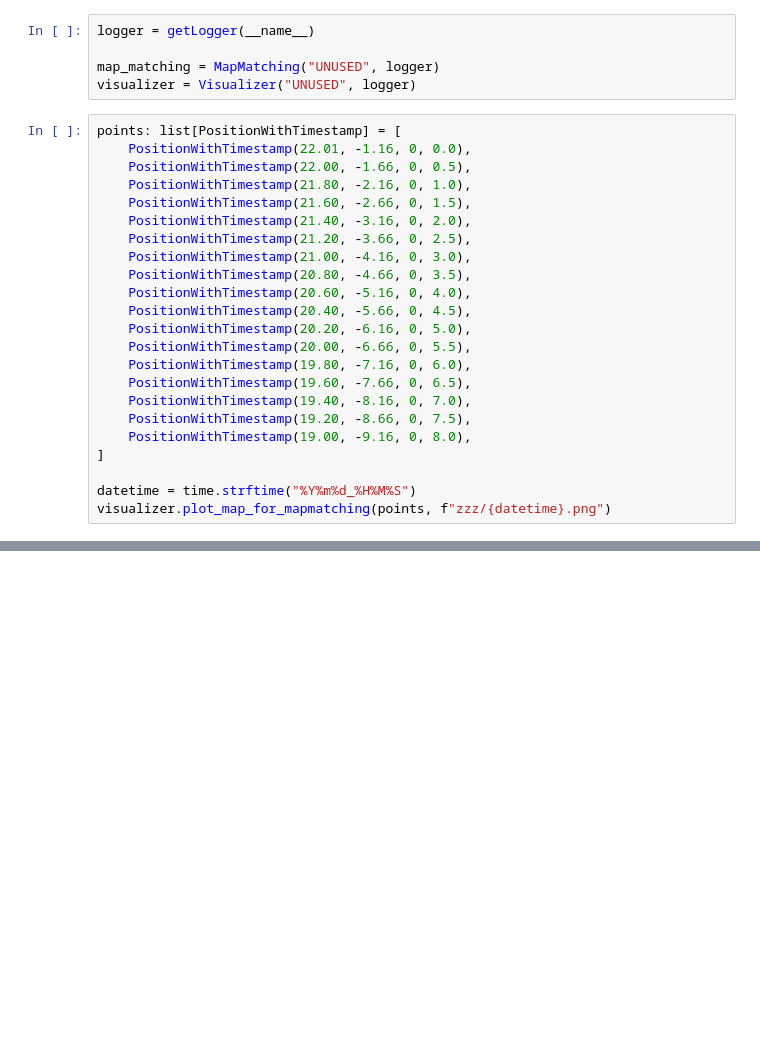
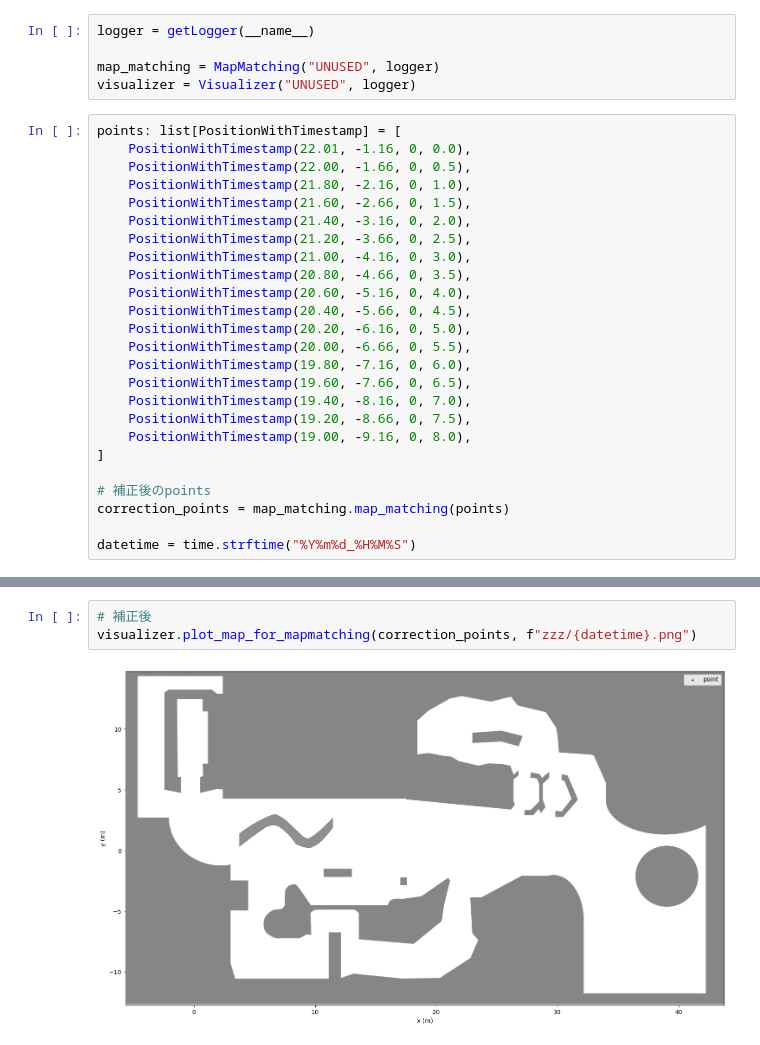
Before and after one commit to kajiLabTeam/xdr_challenge_2025, a Jupyter notebook: test.ipynb, the cells around one changed output, grey strips where cells are left out. Saved outputs shown, nothing was run; the diff lists cells and outputs as text; blank space fills up the shorter version.

```diff
--- a/test.ipynb
+++ b/test.ipynb
@@ -30,5 +30,7 @@ points: list[PositionWithTimestamp] = [
     PositionWithTimestamp(19.00, -9.16, 0, 8.0),
 ]
 
+# 補正後のpoints
+correction_points = map_matching.map_matching(points)
+
 datetime = time.strftime("%Y%m%d_%H%M%S")
-visualizer.plot_map_for_mapmatching(points, f"zzz/{datetime}.png")
@@ -36,0 +42,5 @@ TypeError: PositionWithTimestamp.__new__() missing 1 required positional argumen
+# %%
+# 補正後
+visualizer.plot_map_for_mapmatching(correction_points, f"zzz/{datetime}.png")
+# %% [output]
+[figure, added]
```
Also changed, not shown: parts of 2 cells of this notebook.
